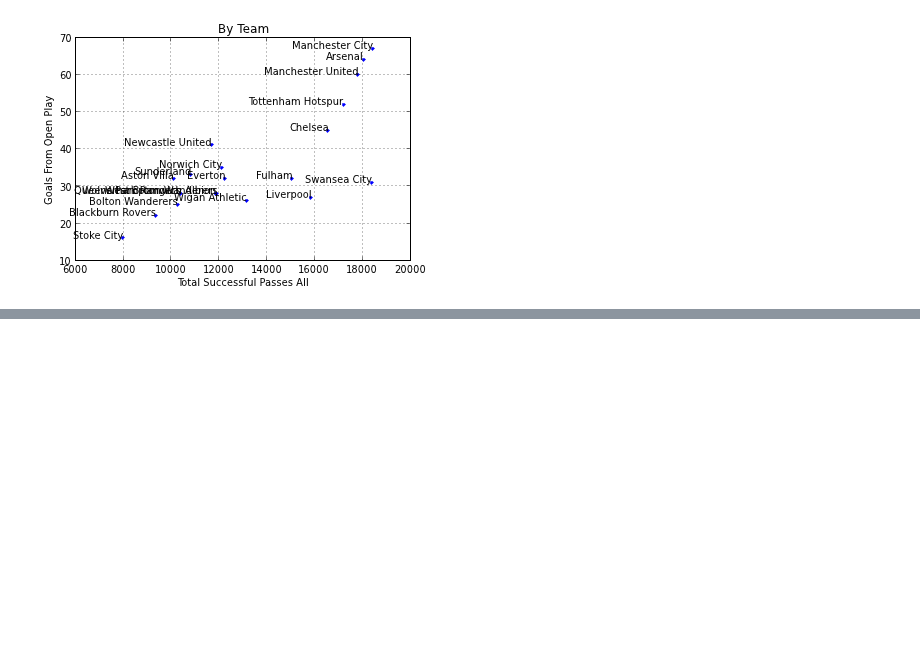
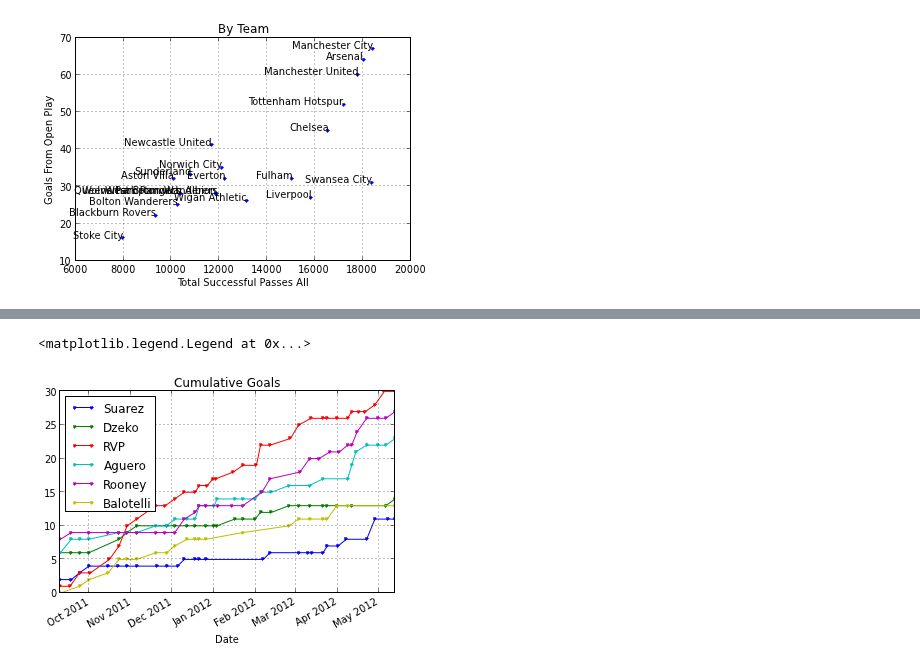
Before and after one commit to jtelszasz/mcfc_analytics_api, a Jupyter notebook: MCFC_EDA.ipynb, the cells around one changed output, grey strips where cells are left out. Cells and saved outputs as stored; diff of their text form; code cells hidden in the pictures; blank space fills up the shorter version.

```diff
--- a/MCFC_EDA.ipynb
+++ b/MCFC_EDA.ipynb
@@ -50,0 +89,21 @@ a=df_Player_Season_Totals.groupby(df_Player_Season_Totals['Goals']>=5)
+# %%
+df_Dzeko = player_data('Dzeko')
+df_Suarez = player_data(39336)
+df_RVP = player_data('van Persie')
+df_Gerrard = player_data('Gerrard')
+df_Lampard = player_data('Lampard')
+df_Balotelli = player_data('Balotelli')
+df_Rooney = player_data('Rooney')
+df_Aguero = player_data(37572)
+# %%
+df_Suarez['Goals'].cumsum().plot(marker='.')
+df_Dzeko['Goals'].cumsum().plot(marker='.')
+df_RVP['Goals'].cumsum().plot(marker='.')
+df_Aguero['Goals'].cumsum().plot(marker='.')
+df_Rooney['Goals'].cumsum().plot(marker='.')
+df_Balotelli['Goals'].cumsum().plot(marker='.')
+title('Cumulative Goals')
+legend(['Suarez','Dzeko','RVP','Aguero','Rooney','Balotelli'],'upper left')
+# %% [output]
+<matplotlib.legend.Legend at 0x...>
+[figure, added]
```
Also changed, not shown: parts of 12 cells of this notebook, 1 other file.
